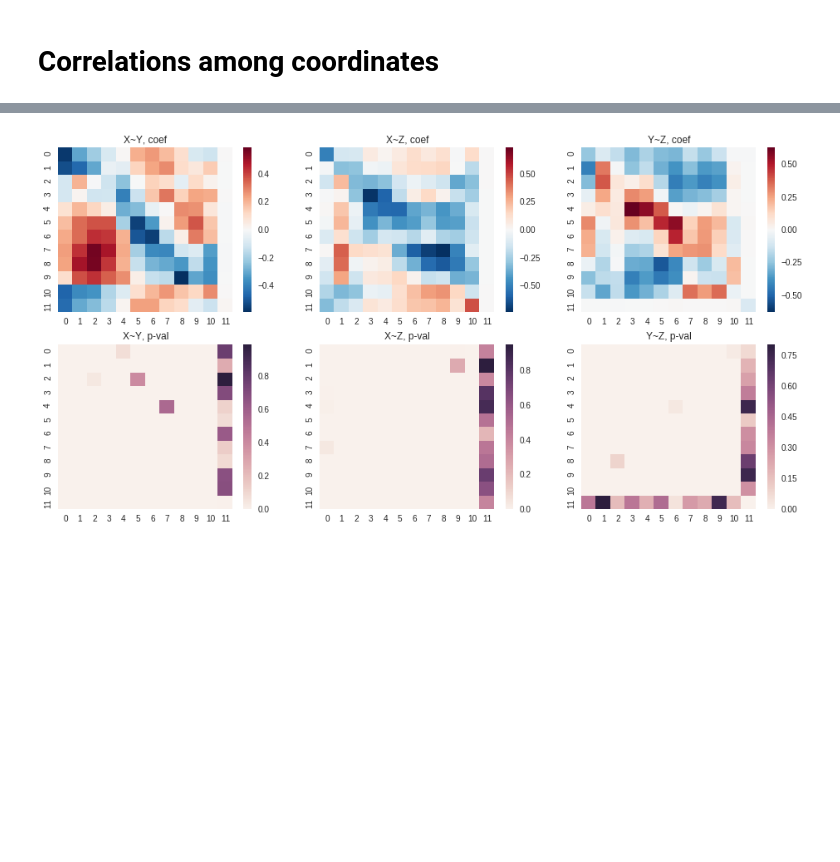
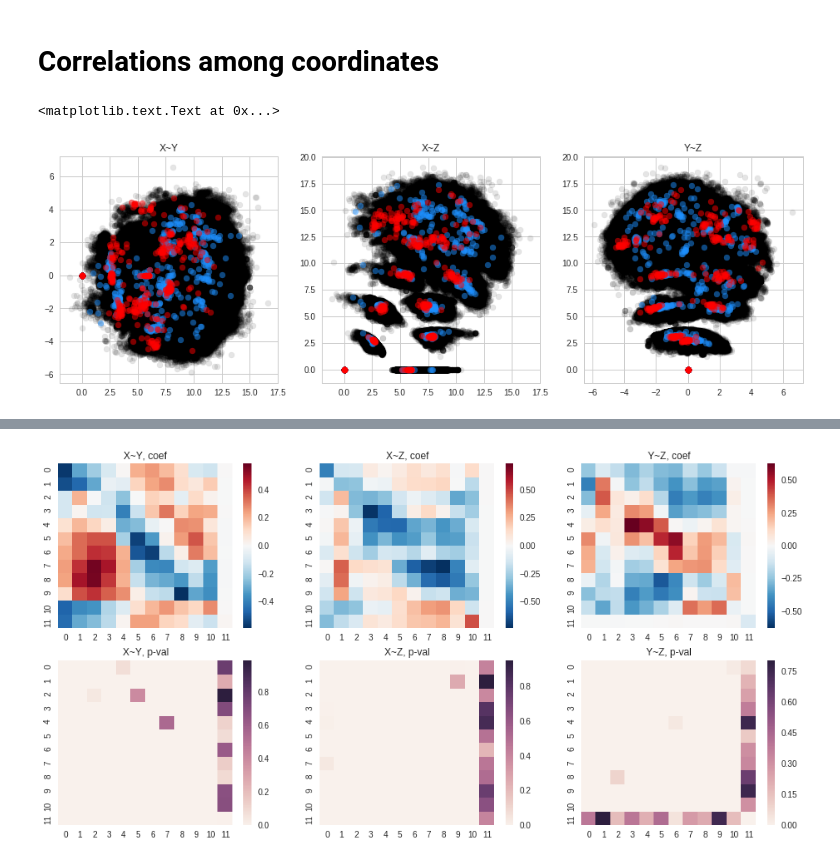
Before and after one commit to antigenomics/tcr-pmhc-study, a Jupyter notebook: loop_model/eda.ipynb, the cells around one changed output, grey strips where cells are left out. Saved outputs shown, nothing was run; the diff lists cells and outputs as text; code cells hidden in the pictures; blank space fills up the shorter version.

```diff
--- a/loop_model/eda.ipynb
+++ b/loop_model/eda.ipynb
@@ -364,0 +373,21 @@ ax.scatter()
+# %%
+fig, ax = plt.subplots(1,3,figsize=(16,5))
+
+ax[0].scatter(df_put_x["value"], df_put_y["value"], color="black", alpha=.1)
+ax[0].scatter(df_cdr_x.loc[(df_cdr_x["tcr_chain"] == "TRA"), "value"], df_cdr_y.loc[(df_cdr_y["tcr_chain"] == "TRA"), "value"], color="dodgerblue", alpha=.5)
+ax[0].scatter(df_cdr_x.loc[(df_cdr_x["tcr_chain"] == "TRB"), "value"], df_cdr_y.loc[(df_cdr_y["tcr_chain"] == "TRB"), "value"], color="red", alpha=.5)
+ax[0].set_title("X~Y")
+
+ax[1].scatter(df_put_x["value"], df_put_z["value"], color="black", alpha=.1)
+ax[1].scatter(df_cdr_x.loc[(df_cdr_x["tcr_chain"] == "TRA"), "value"], df_cdr_z.loc[(df_cdr_z["tcr_chain"] == "TRA"), "value"], color="dodgerblue", alpha=.5)
+ax[1].scatter(df_cdr_x.loc[(df_cdr_x["tcr_chain"] == "TRB"), "value"], df_cdr_z.loc[(df_cdr_z["tcr_chain"] == "TRB"), "value"], color="red", alpha=.5)
+ax[1].set_title("X~Z")
+
+ax[2].scatter(df_put_y["value"], df_put_z["value"], color="black", alpha=.1)
+ax[2].scatter(df_cdr_y.loc[(df_cdr_y["tcr_chain"] == "TRA"), "value"], df_cdr_z.loc[(df_cdr_z["tcr_chain"] == "TRA"), "value"], color="dodgerblue", alpha=.5)
+ax[2].scatter(df_cdr_y.loc[(df_cdr_y["tcr_chain"] == "TRB"), "value"], df_cdr_z.loc[(df_cdr_z["tcr_chain"] == "TRB"), "value"], color="red", alpha=.5)
+
+ax[2].set_title("Y~Z")
+# %% [output]
+<matplotlib.text.Text at 0x...>
+[figure, added]
```
Also changed, not shown: parts of 4 cells of this notebook.
